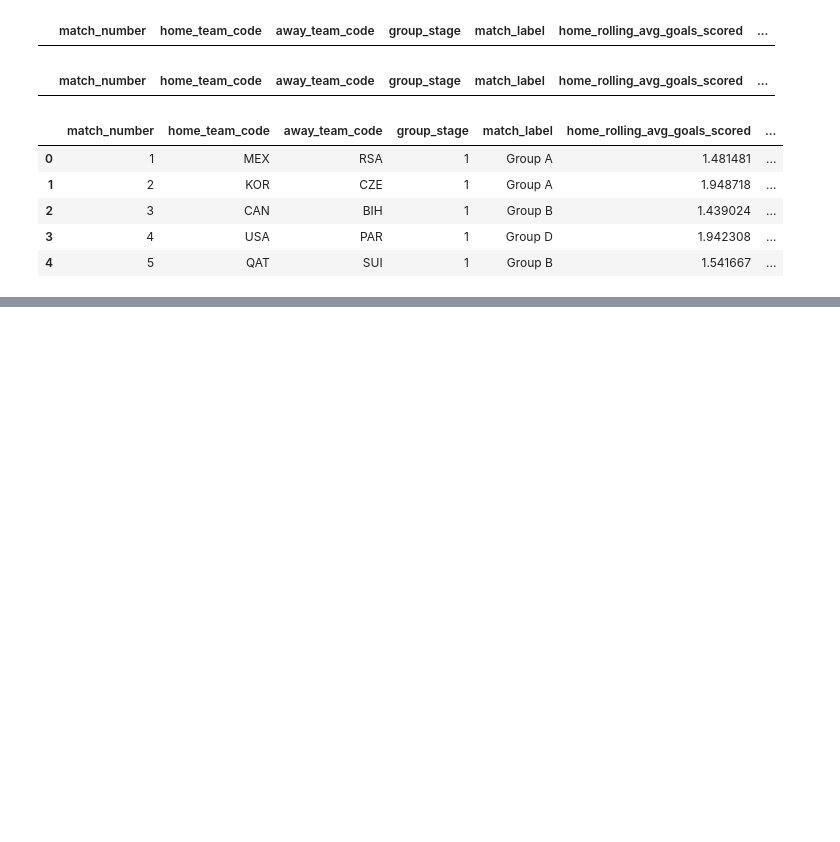
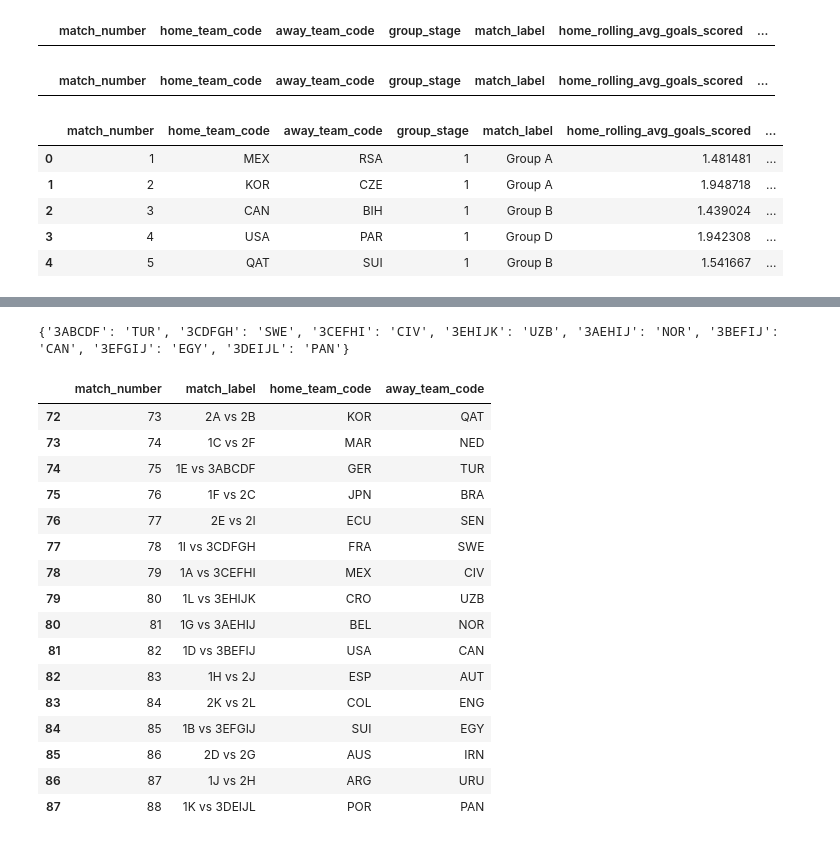
Before and after one commit to tonyinarula/World-Cup-2026-Predictive-Analysis, a Jupyter notebook: analysis.ipynb, the cells around one changed output, grey strips where cells are left out. Drawn from its saved outputs; the diff is of its cells as text; code cells hidden in the pictures; blank space fills up the shorter version.

```diff
--- a/analysis.ipynb
+++ b/analysis.ipynb
@@ -1487,0 +1522,67 @@ matches_2026[matches_2026['group_stage'] == 0]
+# %%
+third_place_slot_map = {}
+for col in matching_row.columns:
+    group_code = matching_row.iloc[0][col]  # e.g. '3E'
+    third_place_slot_map[col] = advancement[group_code]  # e.g. 'CIV'
+
+def resolve_slot(slot, advancement, third_place_slot_map, third_place_fixture_map):
+    slot = slot.strip()
+    if slot in advancement:
+        return advancement[slot]
+    elif slot in third_place_slot_map:
+        return third_place_slot_map[slot]
+    elif slot in third_place_fixture_map:
+        return third_place_fixture_map[slot]
+    else:
+        return slot  # leaves W73, W74 etc unchanged for now
+
+knockout = matches_2026[matches_2026['group_stage'] == 0].copy()
+third_place_fixture_map = {}
+
+for idx, row in matches_2026[matches_2026['group_stage'] == 0].iterrows():
+    parts = row['match_label'].split(' vs ')
+    home_slot = parts[0].strip()
+    away_slot = parts[1].strip()
+
+    # if away slot is a multi-group string and home slot is in matching_row columns
+    if away_slot.startswith('3') and len(away_slot) > 2:
+        if home_slot in matching_row.columns:
+            group_code = matching_row.iloc[0][home_slot]  # e.g. '3E'
+            third_place_fixture_map[away_slot] = advancement[group_code]
+
+    # same for home slot
+    if home_slot.startswith('3') and len(home_slot) > 2:
+        if away_slot in matching_row.columns:
+            group_code = matching_row.iloc[0][away_slot]
+            third_place_fixture_map[home_slot] = advancement[group_code]
+
+
+
+for idx, row in matches_2026[matches_2026['group_stage'] == 0].iterrows():
+    parts = row['match_label'].split(' vs ')
+    home_slot = parts[0].strip()
+    away_slot = parts[1].strip()
+    matches_2026.at[idx, 'home_team_code'] = resolve_slot(home_slot, advancement, third_place_slot_map, third_place_fixture_map)
+    matches_2026.at[idx, 'away_team_code'] = resolve_slot(away_slot, advancement, third_place_slot_map, third_place_fixture_map)
+
+print(third_place_fixture_map)
+matches_2026[matches_2026['group_stage'] == 0][['match_number', 'match_label', 'home_team_code', 'away_team_code']].head(16)
+# %% [output]
+{'3ABCDF': 'TUR', '3CDFGH': 'SWE', '3CEFHI': 'CIV', '3EHIJK': 'UZB', '3AEHIJ': 'NOR', '3BEFIJ': 'CAN', '3EFGIJ': 'EGY', '3DEIJL': 'PAN'}
+|  | match_number | match_label | home_team_code | away_team_code |
+| 72 | 73 | 2A vs 2B | KOR | QAT |
+| 73 | 74 | 1C vs 2F | MAR | NED |
+| 74 | 75 | 1E vs 3ABCDF | GER | TUR |
+| 75 | 76 | 1F vs 2C | JPN | BRA |
+| 76 | 77 | 2E vs 2I | ECU | SEN |
+| 77 | 78 | 1I vs 3CDFGH | FRA | SWE |
+| 78 | 79 | 1A vs 3CEFHI | MEX | CIV |
+| 79 | 80 | 1L vs 3EHIJK | CRO | UZB |
+| 80 | 81 | 1G vs 3AEHIJ | BEL | NOR |
+| 81 | 82 | 1D vs 3BEFIJ | USA | CAN |
+| 82 | 83 | 1H vs 2J | ESP | AUT |
+| 83 | 84 | 2K vs 2L | COL | ENG |
+| 84 | 85 | 1B vs 3EFGIJ | SUI | EGY |
+| 85 | 86 | 2D vs 2G | AUS | IRN |
+| 86 | 87 | 1J vs 2H | ARG | URU |
+| 87 | 88 | 1K vs 3DEIJL | POR | PAN |
```
Also changed, not shown: parts of 17 cells of this notebook.
